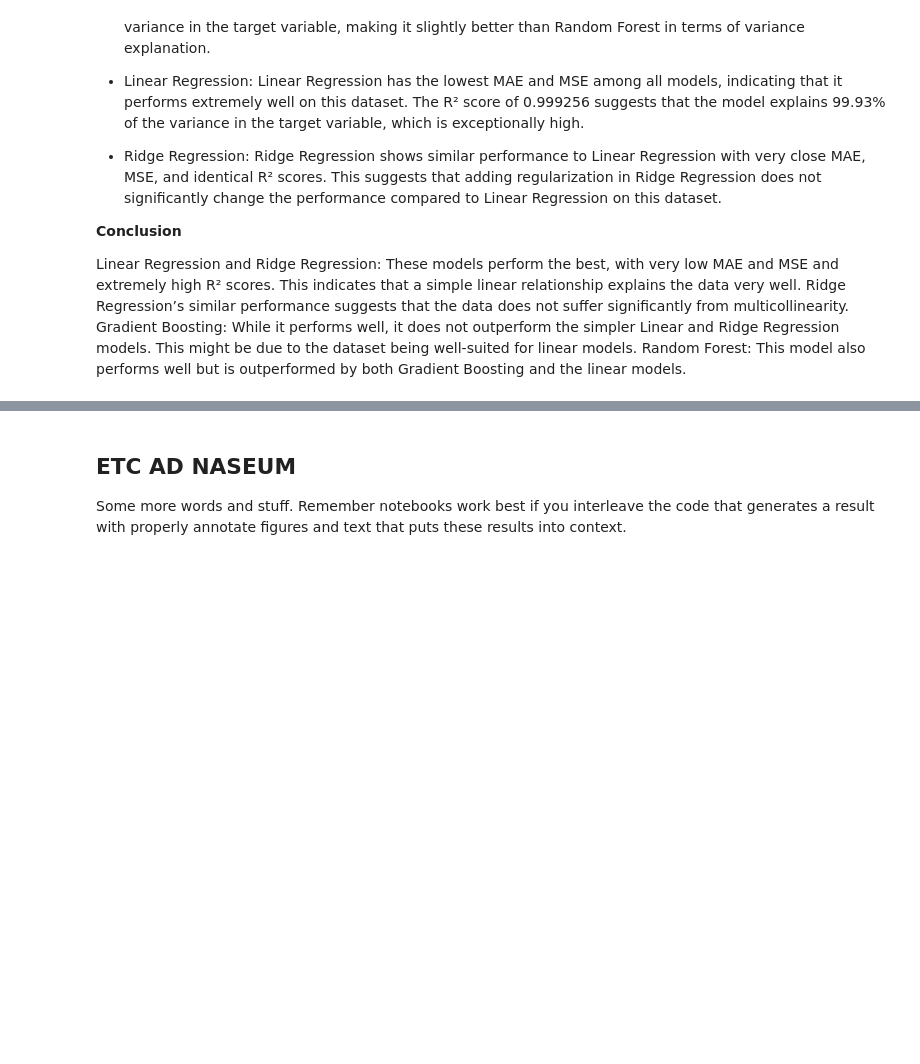
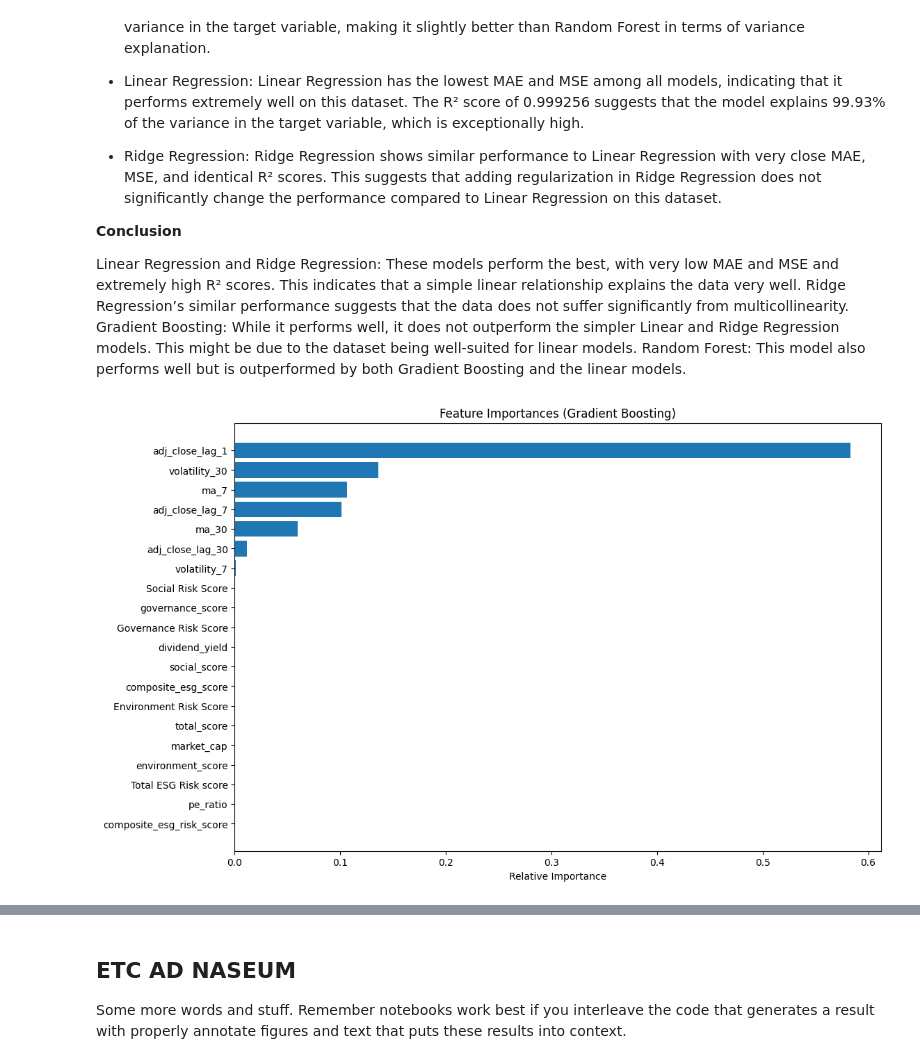
Before and after one commit to JacquelynGarcia/ESGStockPredictor, a Jupyter notebook: FinalProject_Group025-FA24.ipynb, the cells around one changed output, grey strips where cells are left out. Cells and saved outputs as stored; diff of their text form; code cells hidden in the pictures; blank space fills up the shorter version.

```diff
--- a/FinalProject_Group025-FA24.ipynb
+++ b/FinalProject_Group025-FA24.ipynb
@@ -499,3 +508,19 @@ Ridge Regression shows similar performance to Linear Regression with very close
 Linear Regression and Ridge Regression: These models perform the best, with very low MAE and MSE and extremely high R² scores. This indicates that a simple linear relationship explains the data very well. Ridge Regression’s similar performance suggests that the data does not suffer significantly from multicollinearity.
 Gradient Boosting: While it performs well, it does not outperform the simpler Linear and Ridge Regression models. This might be due to the dataset being well-suited for linear models.
 Random Forest: This model also performs well but is outperformed by both Gradient Boosting and the linear models.
+# %%
+import matplotlib.pyplot as plt
+import numpy as np
+
+feature_importances = best_gb.feature_importances_
+features = X_train.columns
+indices = np.argsort(feature_importances)
+
+plt.figure(figsize=(12, 8))
+plt.title('Feature Importances (Gradient Boosting)')
+plt.barh(range(len(indices)), feature_importances[indices], align='center')
+plt.yticks(range(len(indices)), [features[i] for i in indices])
+plt.xlabel('Relative Importance')
+plt.show()
+# %% [output]
+[figure, added]
```
Also changed, not shown: parts of 20 cells of this notebook, 1 other file.
